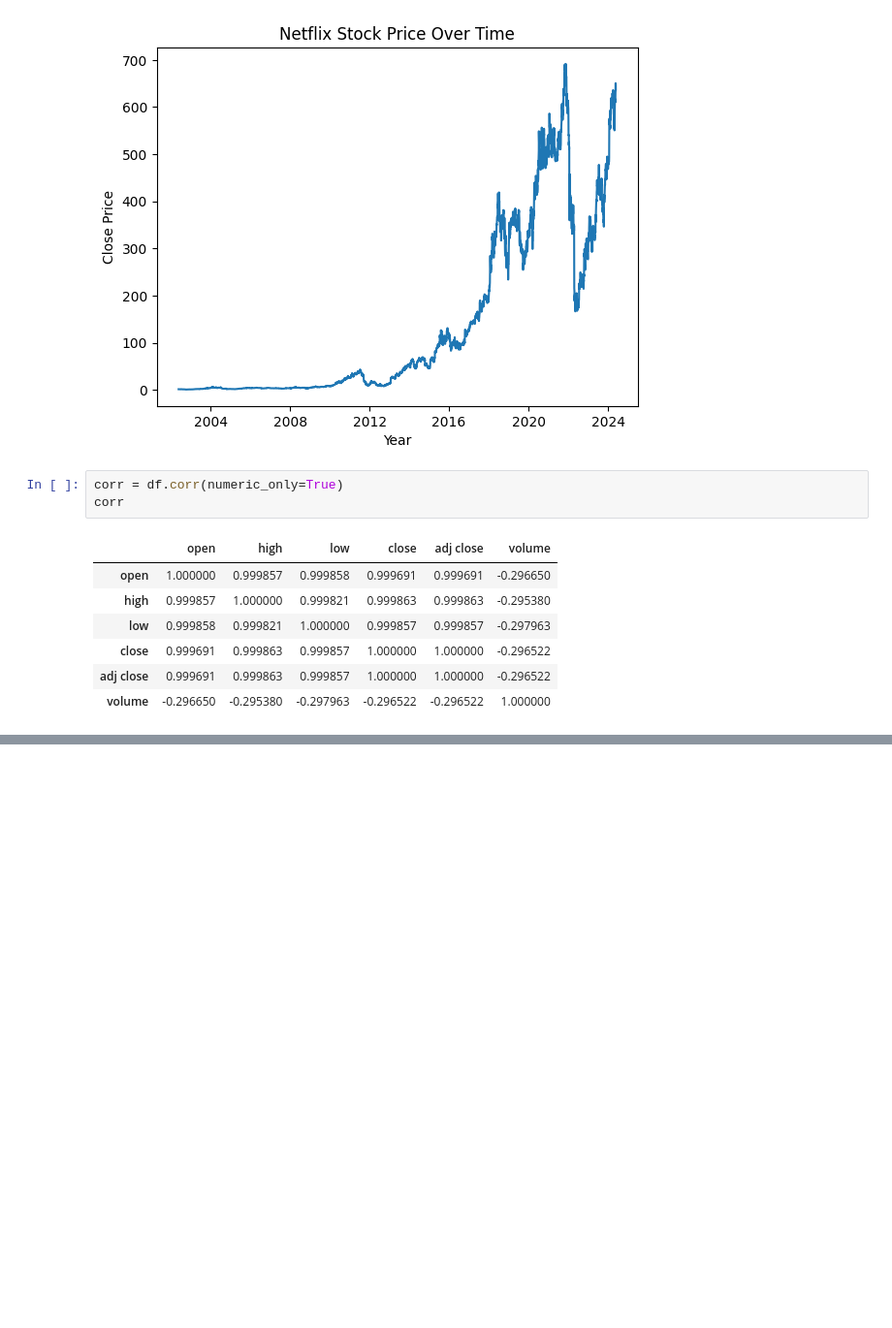
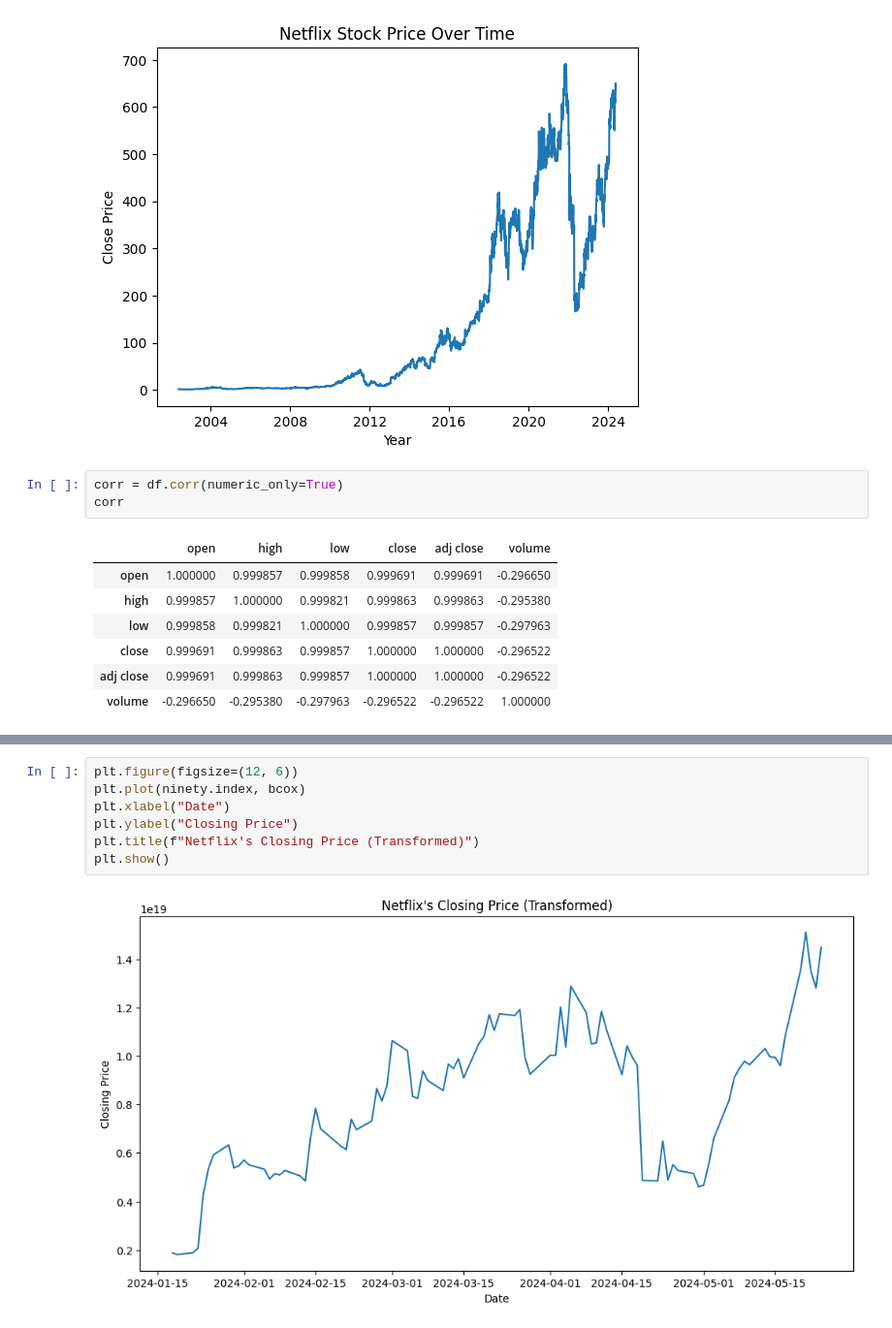
Before and after one commit to kazirshahria/regression_and_time_series, a Jupyter notebook: time_series.ipynb, the cells around one changed output, grey strips where cells are left out. Shown: that part at 97% size. Saved outputs shown, nothing was run; the diff lists cells and outputs as text; blank space fills up the shorter version.

```diff
--- a/time_series.ipynb
+++ b/time_series.ipynb
@@ -59,0 +220,9 @@ corr
+# %%
+plt.figure(figsize=(12, 6))
+plt.plot(ninety.index, bcox)
+plt.xlabel("Date")
+plt.ylabel("Closing Price")
+plt.title(f"Netflix's Closing Price (Transformed)")
+plt.show()
+# %% [output]
+[figure, added]
```
Also changed, not shown: parts of 25 cells of this notebook.
